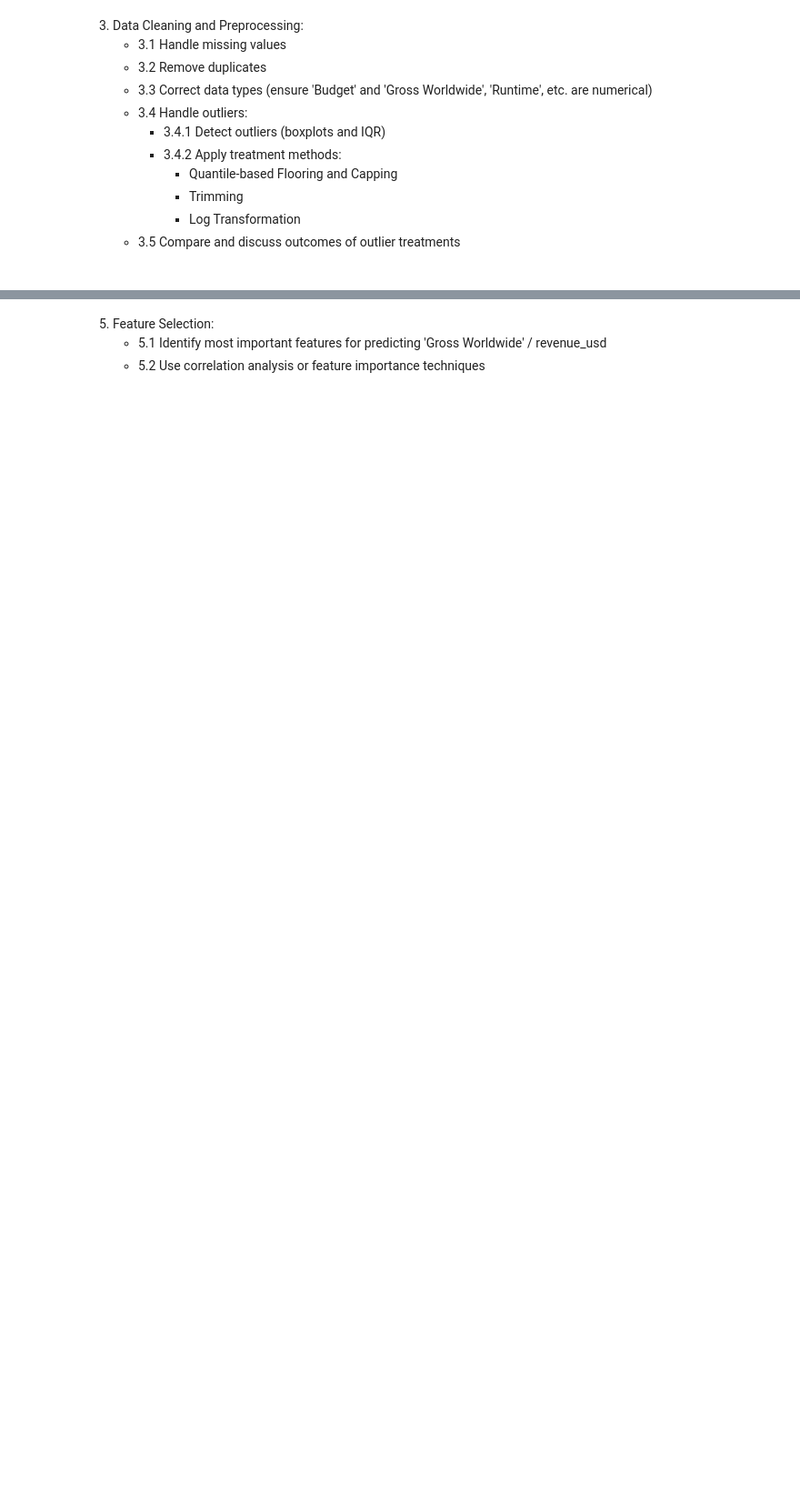
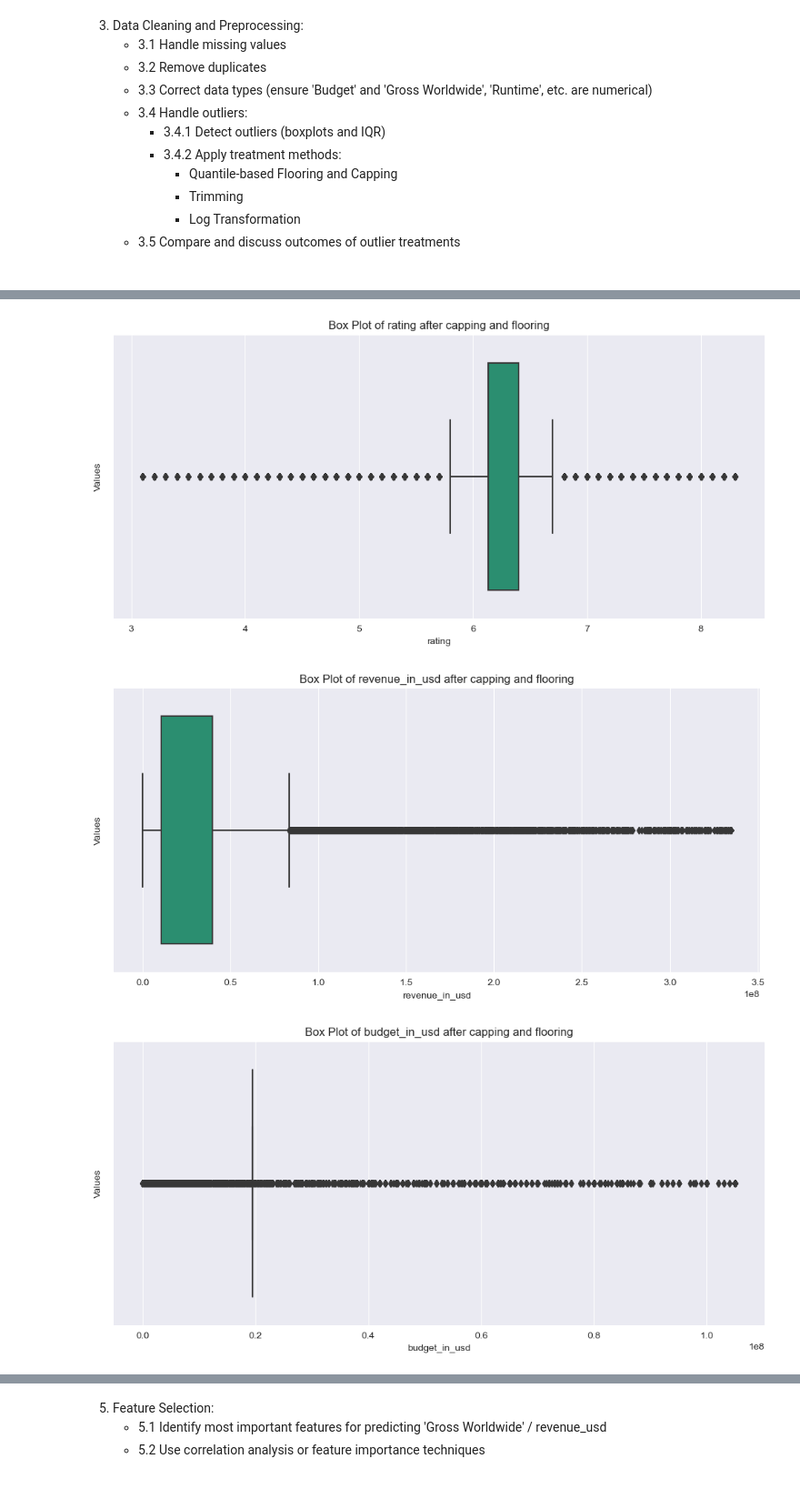
Before and after one commit to akinolu52/movie-revenue-prediction, a Jupyter notebook: explore.ipynb, the cells around one changed output, grey strips where cells are left out. Shown at 91% size. Saved outputs shown, nothing was run; the diff lists cells and outputs as text; code cells hidden in the pictures; blank space fills up the shorter version.

```diff
--- a/explore.ipynb
+++ b/explore.ipynb
@@ -522,0 +974,8 @@ df.shape
+# %%
+# for column in df_not_null.select_dtypes(include='number').columns:
+#     print(f"Skewness for feature {column} is: {df_not_null[column].skew().round(2)}")
+#
+# print()
+
+for column in df_not_null.select_dtypes(include='number').columns:
+    print(f"Outlier count for feature {column} is: {outlier_count(column)}")
@@ -522,0 +991,2 @@ df.shape
+# %%
+df_copy_iqr = df_not_null.copy()
@@ -522,0 +1010,13 @@ df.shape
+# %%
+for column in df.select_dtypes(include='number').columns:
+    plt.figure(figsize=(10, 5))
+    sns.boxplot(x=df_copy_iqr[column], palette='Dark2')
+    plt.title(f'Box Plot of {column} after capping and flooring')
+    plt.xlabel(column)
+    plt.ylabel('Values')
+    plt.tight_layout()
+    plt.show()
+# %% [output]
+[figure, added]
+[figure, added]
+[figure, added]
```
Also changed, not shown: parts of 121 cells of this notebook, 1 other file.
